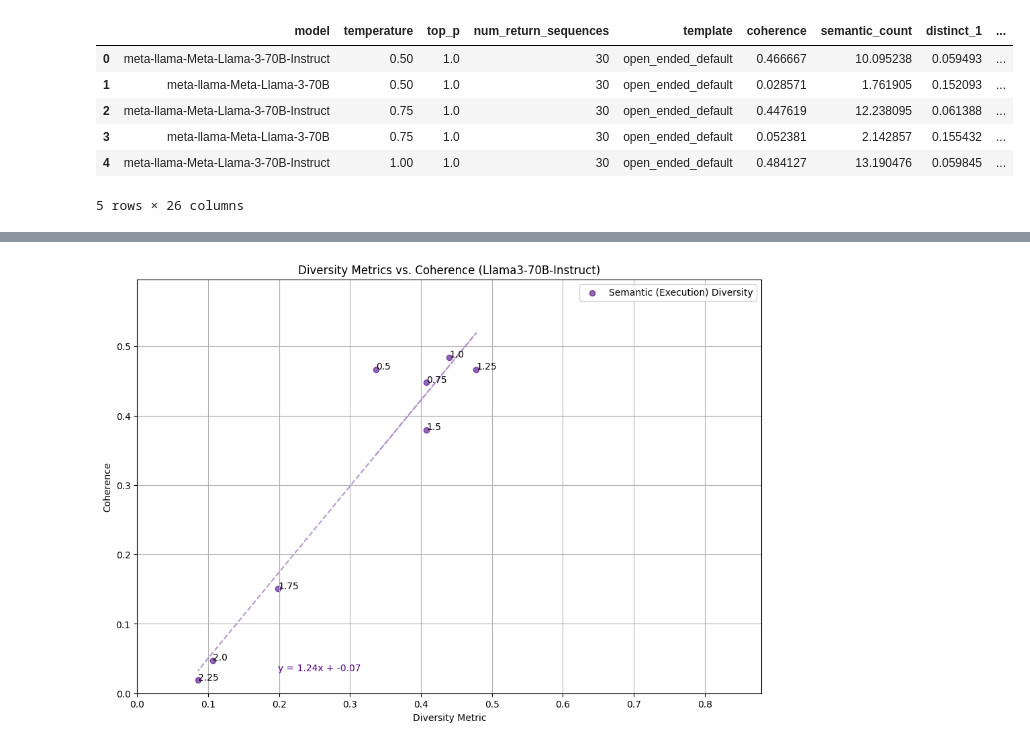
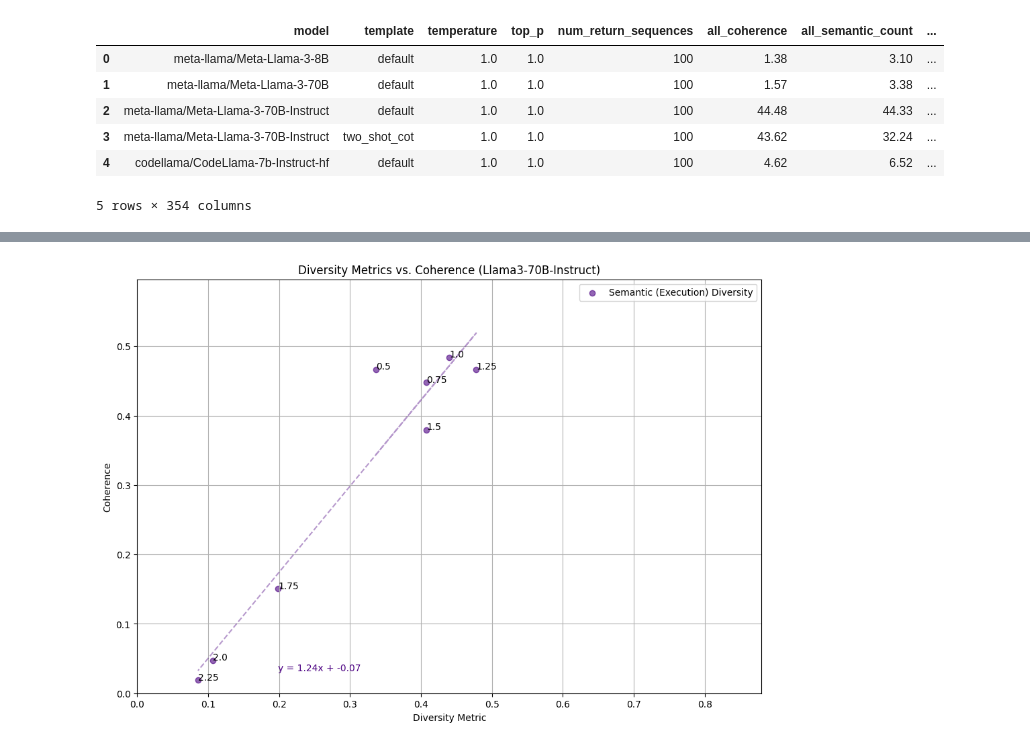
Before and after one commit to shuoli90/program_cal_diverse, a Jupyter notebook: notebooks/AnalyzeOpenEnded.ipynb, the cells around one changed output, grey strips where cells are left out. Saved outputs shown, nothing was run; the diff lists cells and outputs as text; code cells hidden in the pictures.

```diff
--- a/notebooks/AnalyzeOpenEnded.ipynb
+++ b/notebooks/AnalyzeOpenEnded.ipynb
@@ -1,19 +1,19 @@
 # %%
 import pandas as pd
 import matplotlib.pyplot as plt
 
 
 # Load the TSV file
-file_path = '../2024-06-09_10-16-44_driver_stats.tsv'
+file_path = '/data1/shypula/prog_diversity/all_experiments/Open_Ended_Reevaluation_Cosine_Bootstrap_2024-07-18_00-57-36/driver_stats_2024-07-23_01-44-47.tsv'
 data = pd.read_csv(file_path, sep='\t')
 
 # Display the first few rows of the dataset to understand its structure
 data.head()
 # %% [output]
-|  | model | temperature | top_p | num_return_sequences | template | coherence | semantic_count | distinct_1 | ... |
-| 0 | meta-llama-Meta-Llama-3-70B-Instruct | 0.50 | 1.0 | 30 | open_ended_default | 0.466667 | 10.095238 | 0.059493 | ... |
-| 1 | meta-llama-Meta-Llama-3-70B | 0.50 | 1.0 | 30 | open_ended_default | 0.028571 | 1.761905 | 0.152093 | ... |
-| 2 | meta-llama-Meta-Llama-3-70B-Instruct | 0.75 | 1.0 | 30 | open_ended_default | 0.447619 | 12.238095 | 0.061388 | ... |
-| 3 | meta-llama-Meta-Llama-3-70B | 0.75 | 1.0 | 30 | open_ended_default | 0.052381 | 2.142857 | 0.155432 | ... |
-| 4 | meta-llama-Meta-Llama-3-70B-Instruct | 1.00 | 1.0 | 30 | open_ended_default | 0.484127 | 13.190476 | 0.059845 | ... |
+|  | model | template | temperature | top_p | num_return_sequences | all_coherence | all_semantic_count | ... |
+| 0 | meta-llama/Meta-Llama-3-8B | default | 1.0 | 1.0 | 100 | 1.38 | 3.10 | ... |
+| 1 | meta-llama/Meta-Llama-3-70B | default | 1.0 | 1.0 | 100 | 1.57 | 3.38 | ... |
+| 2 | meta-llama/Meta-Llama-3-70B-Instruct | default | 1.0 | 1.0 | 100 | 44.48 | 44.33 | ... |
+| 3 | meta-llama/Meta-Llama-3-70B-Instruct | two_shot_cot | 1.0 | 1.0 | 100 | 43.62 | 32.24 | ... |
+| 4 | codellama/CodeLlama-7b-Instruct-hf | default | 1.0 | 1.0 | 100 | 4.62 | 6.52 | ... |
-5 rows × 26 columns
+5 rows × 354 columns
```
Also changed, not shown: parts of 8 cells of this notebook, 4 other files.
